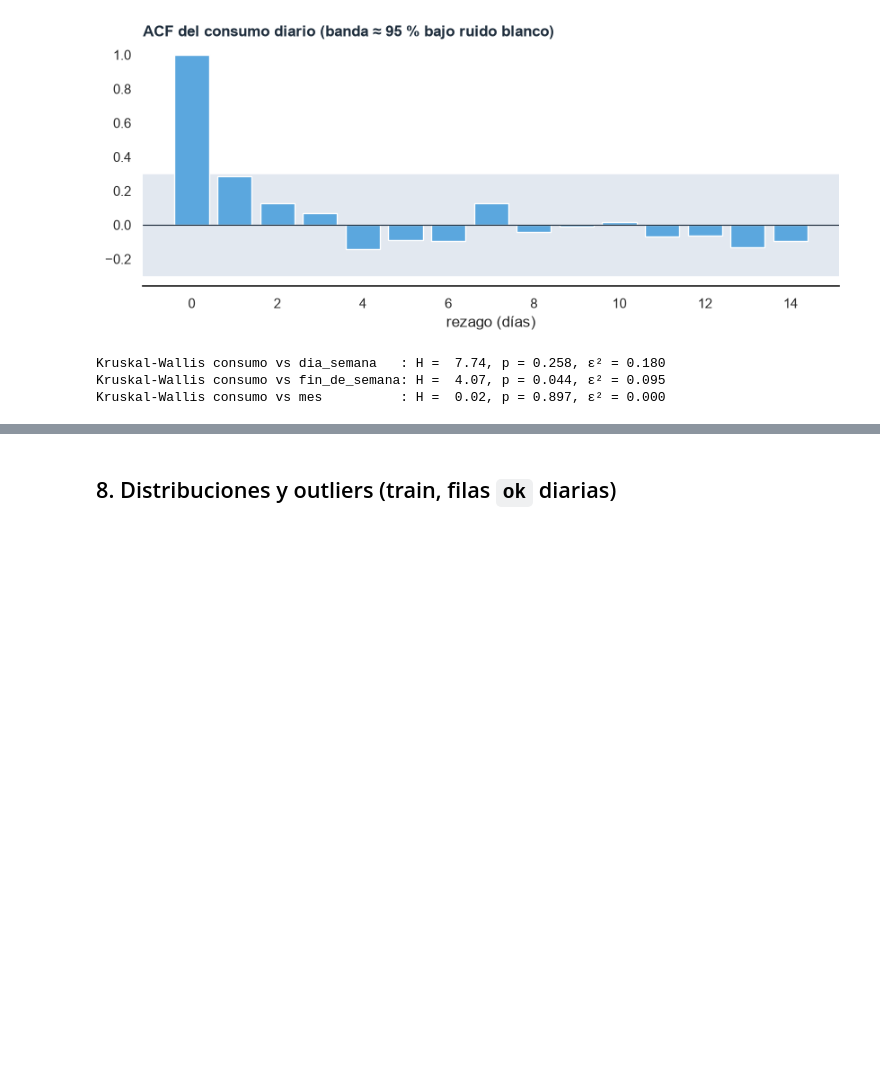
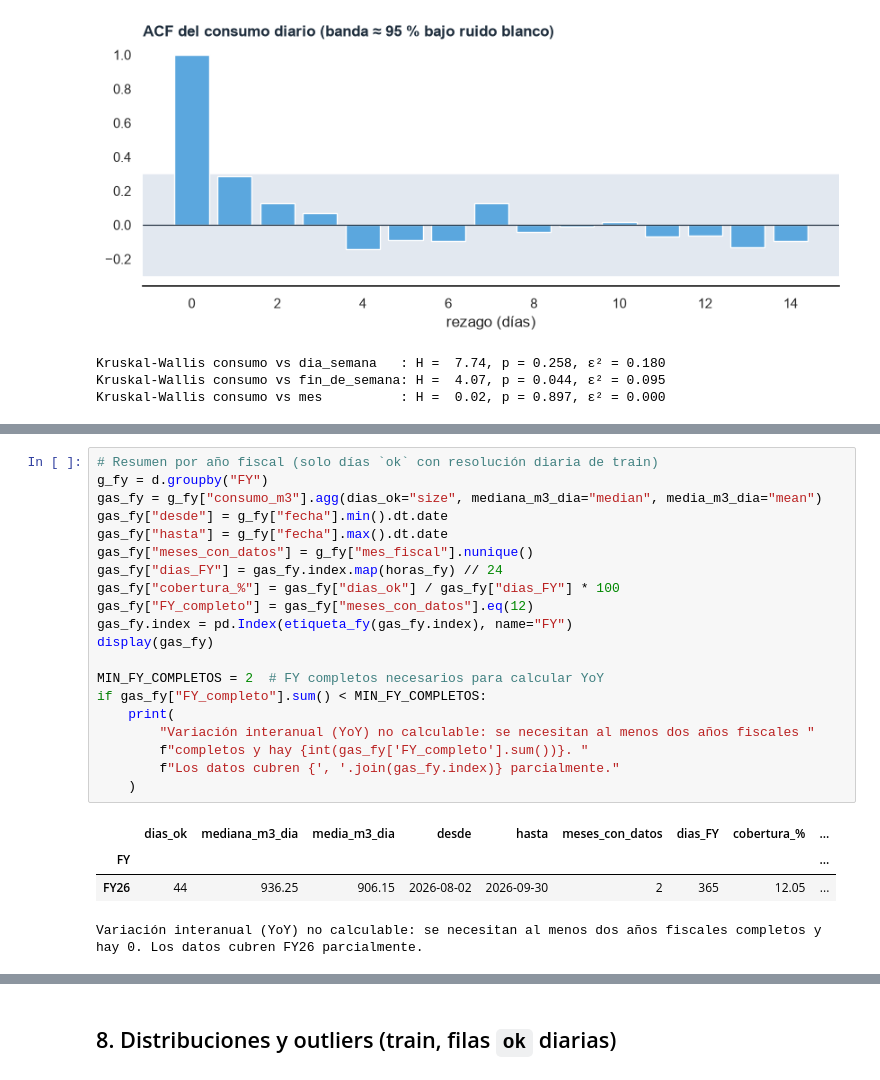
Before and after one commit to juanpablocarrillohortua/clarios_app, a Jupyter notebook: notebooks/eda_rc_gas.ipynb, the cells around one changed output, grey strips where cells are left out. Saved outputs shown, nothing was run; the diff lists cells and outputs as text; blank space fills up the shorter version.

```diff
--- a/notebooks/eda_rc_gas.ipynb
+++ b/notebooks/eda_rc_gas.ipynb
@@ -494,0 +534,25 @@ Kruskal-Wallis consumo vs mes          : H =  0.02, p = 0.897, ε² = 0.000
+# %%
+# Resumen por año fiscal (solo días `ok` con resolución diaria de train)
+g_fy = d.groupby("FY")
+gas_fy = g_fy["consumo_m3"].agg(dias_ok="size", mediana_m3_dia="median", media_m3_dia="mean")
+gas_fy["desde"] = g_fy["fecha"].min().dt.date
+gas_fy["hasta"] = g_fy["fecha"].max().dt.date
+gas_fy["meses_con_datos"] = g_fy["mes_fiscal"].nunique()
+gas_fy["dias_FY"] = gas_fy.index.map(horas_fy) // 24
+gas_fy["cobertura_%"] = gas_fy["dias_ok"] / gas_fy["dias_FY"] * 100
+gas_fy["FY_completo"] = gas_fy["meses_con_datos"].eq(12)
+gas_fy.index = pd.Index(etiqueta_fy(gas_fy.index), name="FY")
+display(gas_fy)
+
+MIN_FY_COMPLETOS = 2  # FY completos necesarios para calcular YoY
+if gas_fy["FY_completo"].sum() < MIN_FY_COMPLETOS:
+    print(
+        "Variación interanual (YoY) no calculable: se necesitan al menos dos años fiscales "
+        f"completos y hay {int(gas_fy['FY_completo'].sum())}. "
+        f"Los datos cubren {', '.join(gas_fy.index)} parcialmente."
+    )
+# %% [output]
+|  | dias_ok | mediana_m3_dia | media_m3_dia | desde | hasta | meses_con_datos | dias_FY | cobertura_% | ... |
+| FY |  |  |  |  |  |  |  |  | ... |
+| FY26 | 44 | 936.25 | 906.15 | 2026-08-02 | 2026-09-30 | 2 | 365 | 12.05 | ... |
+Variación interanual (YoY) no calculable: se necesitan al menos dos años fiscales completos y hay 0. Los datos cubren FY26 parcialmente.
```
Also changed, not shown: parts of 8 cells of this notebook.
